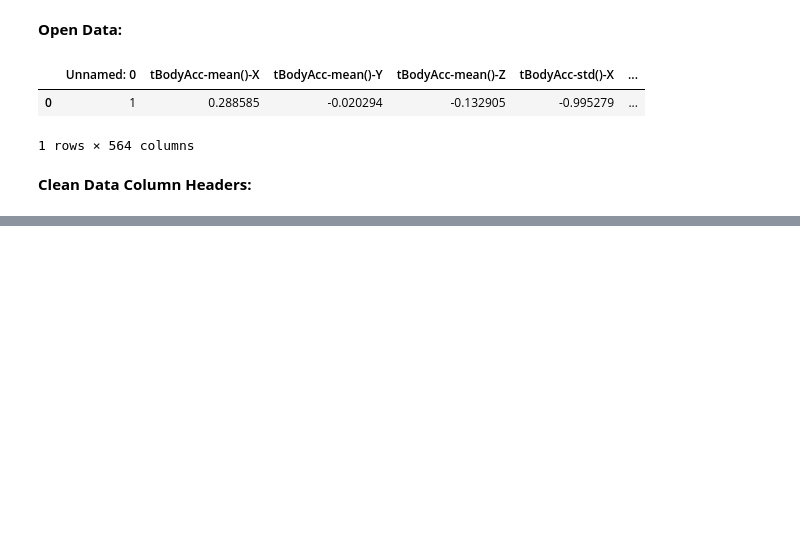
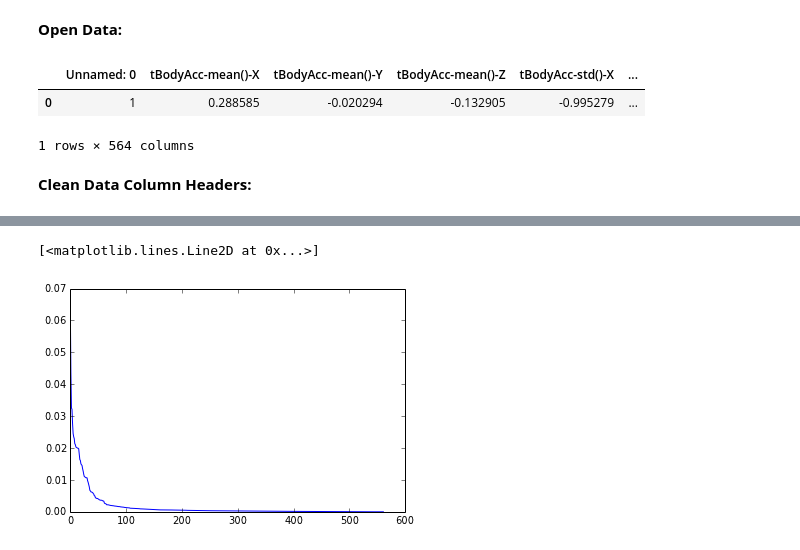
Before and after one commit to ryangrigg/Thinkful, a Jupyter notebook: unit_4_les2_decision_trees.ipynb, the cells around one changed output, grey strips where cells are left out. Drawn from its saved outputs; the diff is of its cells as text; code cells hidden in the pictures; blank space fills up the shorter version.

```diff
--- a/unit_4_les2_decision_trees.ipynb
+++ b/unit_4_les2_decision_trees.ipynb
@@ -84,0 +312,12 @@ def fix_column_headers(dataframe):
+# %%
+train_samsung, test_samsung = frame[frame['is_train']==True], frame[frame['is_train']==False]
+# %%
+samsung_rf = RandomForestClassifier() #name the model
+sam_X_train = train_samsung[train_samsung.columns[1:-2]] #take all columns except the 'unnamed column' and activity
+sam_Y_train = train_samsung.activity #take just the activity column
+
+sam_X_test = test_samsung[test_samsung.columns[1:-2]] #take all columns except the 'unnamed column' and activity
+sam_Y_test = test_samsung.activity #take just the activity column
+# %%
+#train the model on the training data:
+samsung_rf.fit(sam_X_train, sam_Y_train)
@@ -84,0 +336,5 @@ def fix_column_headers(dataframe):
+# %%
+#Which attributes are most important; Note: returns the index position of the attribute
+att_importance = np.argsort(samsung_rf.feature_importances_)[::-1] #Note: [::-1] reverses the order so the most important
+#feature index positions are at the top of the array instead of the bottom.
+att_importance[:50]
@@ -84,0 +373,6 @@ def fix_column_headers(dataframe):
+# %%
+#plot the importance of features:
+plt.plot(samsung_rf.feature_importances_[att_importance])
+# %% [output]
+[<matplotlib.lines.Line2D at 0x...>]
+[figure, added]
```
Also changed, not shown: parts of 37 cells of this notebook, 5 other files.
